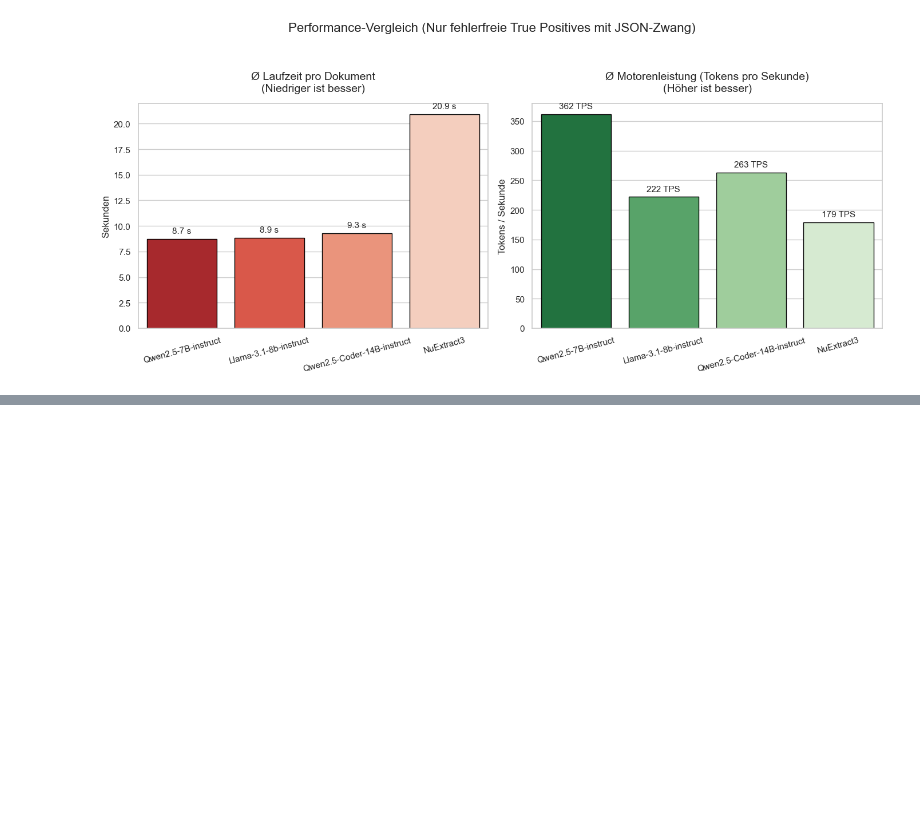
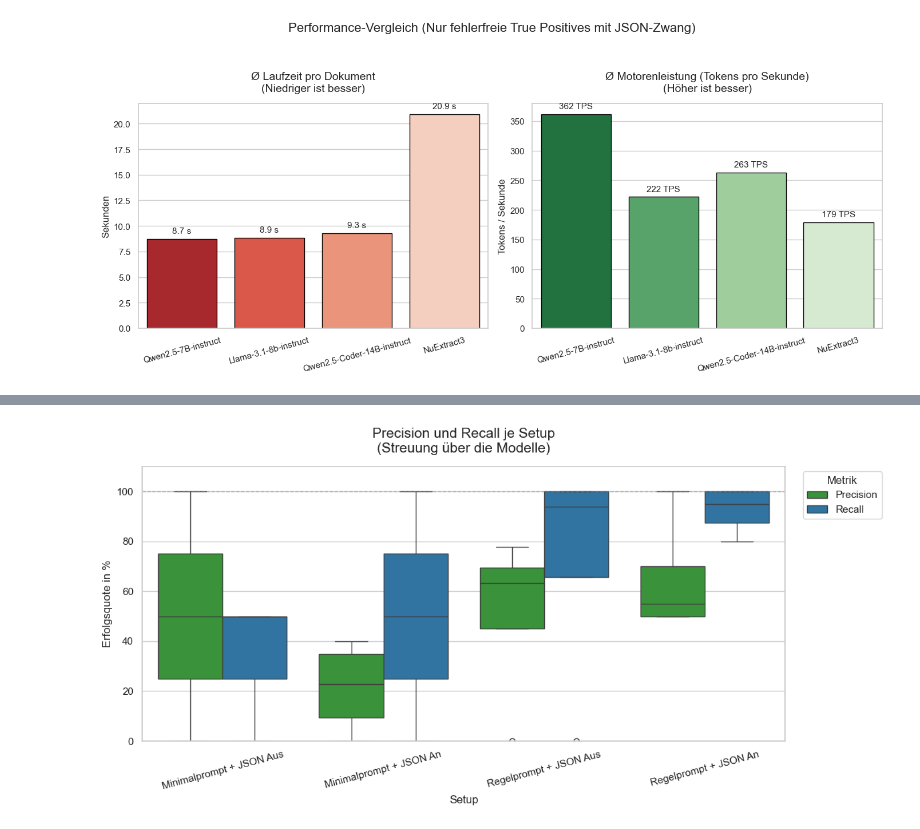
Before and after one commit to ossj-dev/wv_prototyp, a Jupyter notebook: study/auswertung_study_01.ipynb, the cells around one changed output, grey strips where cells are left out. Cells and saved outputs as stored; diff of their text form; code cells hidden in the pictures; blank space fills up the shorter version.

```diff
--- a/study/auswertung_study_01.ipynb
+++ b/study/auswertung_study_01.ipynb
@@ -620,0 +665,73 @@ Passing `palette` without assigning `hue` is deprecated and will be removed in v
+# %%
+# ==========================================
+# Boxplot: Precision und Recall je Setup
+# ==========================================
+
+# Daten wie im markierten Balkendiagramm aggregieren
+df_bereinigt_boxplot = df[(df['Parsbar_1_0'] == 1) & (df['Schema_OK_1_0'] == 1)].copy()
+df_bereinigt_boxplot['Setup'] = (
+    df_bereinigt_boxplot['Strategie'] + " + JSON " + df_bereinigt_boxplot['JSON_Schema']
+ )
+
+gruppiert_boxplot = (
+    df_bereinigt_boxplot
+    .groupby(['Modell', 'Setup', 'Confusion_Matrix'])
+    .size()
+    .unstack(fill_value=0)
+    .reset_index()
+ )
+
+for col in ['TP', 'FP', 'FN']:
+    if col not in gruppiert_boxplot.columns:
+        gruppiert_boxplot[col] = 0
+
+gruppiert_boxplot['Precision'] = (
+    gruppiert_boxplot['TP'] /
+    (gruppiert_boxplot['TP'] + gruppiert_boxplot['FP']) * 100
+ ).fillna(0)
+gruppiert_boxplot['Recall'] = (
+    gruppiert_boxplot['TP'] /
+    (gruppiert_boxplot['TP'] + gruppiert_boxplot['FN']) * 100
+ ).fillna(0)
+
+df_melted_boxplot = gruppiert_boxplot.melt(
+    id_vars=['Modell', 'Setup'],
+    value_vars=['Precision', 'Recall'],
+    var_name='Metrik',
+    value_name='Prozent'
+)
+
+reihenfolge = [
+    'Minimalprompt + JSON Aus',
+    'Minimalprompt + JSON An',
+    'Regelprompt + JSON Aus',
+    'Regelprompt + JSON An'
+ ]
+df_melted_boxplot = df_melted_boxplot[
+    df_melted_boxplot['Setup'].isin(reihenfolge)
+ ]
+
+# Boxplots zeigen die Streuung der Modellwerte je Setup
+plt.figure(figsize=(12, 6))
+ax = sns.boxplot(
+    data=df_melted_boxplot,
+    x='Setup',
+    y='Prozent',
+    hue='Metrik',
+    order=reihenfolge,
+    palette=['#2ca02c', '#1f77b4']
+ )
+
+plt.ylim(0, 110)
+plt.axhline(100, color='grey', linestyle='--', linewidth=1, alpha=0.5)
+plt.title('Precision und Recall je Setup\n(Streuung über die Modelle)', fontsize=15, pad=15)
+plt.xlabel('Setup', fontsize=12)
+plt.ylabel('Erfolgsquote in %', fontsize=12)
+plt.xticks(rotation=15)
+plt.legend(title='Metrik', bbox_to_anchor=(1.02, 1), loc='upper left')
+
+plt.tight_layout()
+plt.savefig("Strategie_Boxplots.pdf", format="pdf", bbox_inches="tight")
+plt.show()
+# %% [output]
+[figure, added]
```
Also changed, not shown: parts of 2 cells of this notebook.
